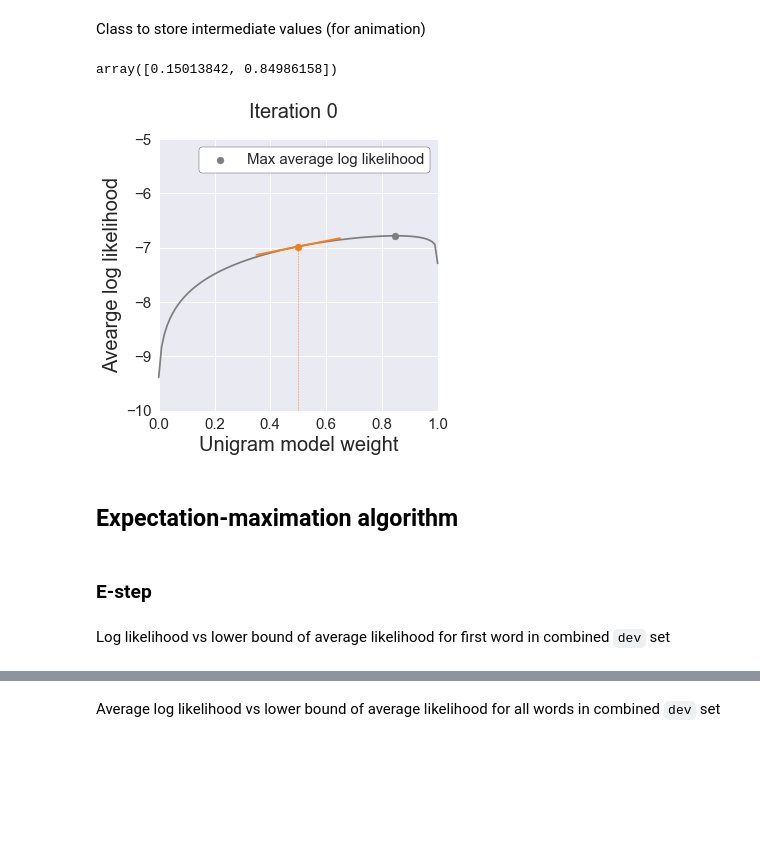
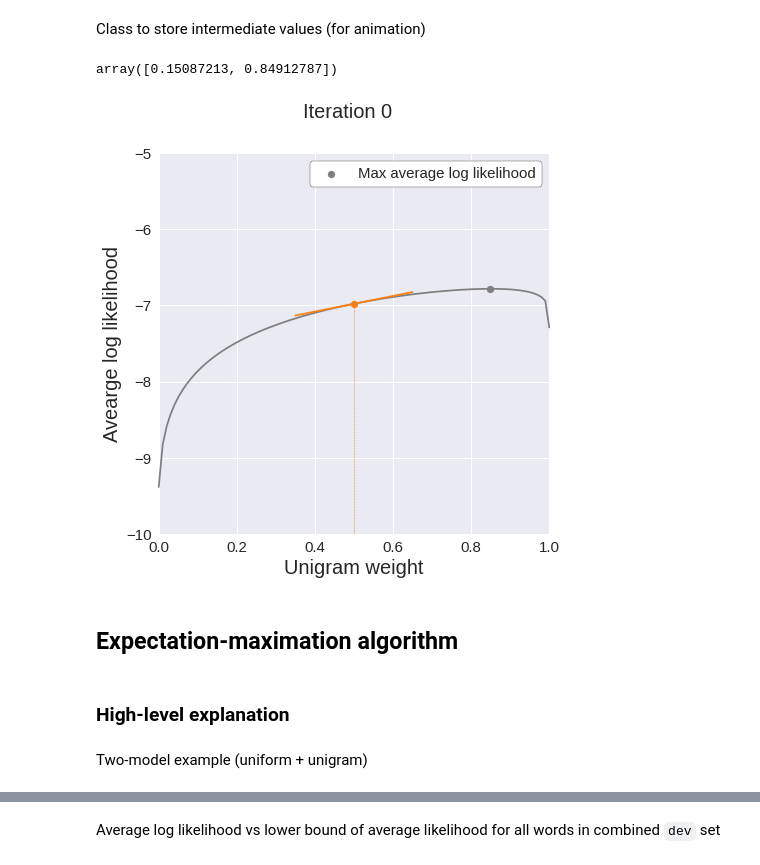
Before and after one commit to khanhnguyendata/ngram, a Jupyter notebook: analysis/part3.ipynb, the cells around one changed output, grey strips where cells are left out. Cells and saved outputs as stored; diff of their text form; code cells hidden in the pictures; blank space fills up the shorter version.

```diff
--- a/analysis/part3.ipynb
+++ b/analysis/part3.ipynb
@@ -89,7 +90,7 @@ ax.scatter(unigram_weights[np.argmax(dev_avg_lls)], np.max(dev_avg_lls), color='
 ax.set_xlim(0, 1)
 ax.set_ylim(-10, -5)
 ax.legend(**legend_opts)
-ax.set_xlabel('Unigram model weight')
+ax.set_xlabel('Unigram weight')
 ax.set_ylabel('Avearge log likelihood')
 
 savefig(fig, 'avg_ll_two_models.png')
@@ -144,12 +145,12 @@ class GradientDescent:
             self.weights[1:] += learning_rate * gradients
             self.weights[0] = 1 - self.weights[1:].sum()
 # %%
-n_iter = 11
+n_iter = 10
 gd = GradientDescent()
 gd.fit(dev_prob_matrix[:, :2], learning_rate=0.1, n_iter=n_iter)
 gd.weights
 # %% [output]
-array([0.15013842, 0.84986158])
+array([0.15087213, 0.84912787])
 # %%
 def update(fig, ax, iteration):
     fig.suptitle(f'Iteration {iteration}', fontsize=20)
@@ -168,24 +169,24 @@ def update(fig, ax, iteration):
     ax.vlines(unigram_weight, -10, avg_ll, colors='tab:orange', linestyles='dashed', linewidth=0.5)
     ax.scatter(unigram_weight, avg_ll, color='tab:orange')
 # %%
-fig, ax = plt.subplots(figsize=(5, 5))
+fig, ax = plt.subplots(figsize=(7, 7))
 ax.plot(unigram_weights, dev_avg_lls, color='tab:gray', clip_on=False)
 ax.scatter(unigram_weights[np.argmax(dev_avg_lls)], np.max(dev_avg_lls), color='tab:gray', clip_on=False, label='Max average log likelihood')
 ax.set_xlim(0, 1)
 ax.set_ylim(-10, -5)
 
 ax.legend(**legend_opts)
-ax.set_xlabel('Unigram model weight')
+ax.set_xlabel('Unigram weight')
 ax.set_ylabel('Avearge log likelihood')
 
 anim = FuncAnimation(fig, lambda iteration: update(fig, ax, iteration),
                      frames=range(n_iter), interval=300, repeat=True)
 anim.save('../viz/gradient_descent.mp4', writer='ffmpeg')
 # %% [output]
-[figure, old version]
+[figure, new version]
 # %% [markdown]
 ## Expectation-maximation algorithm
-# %% [markdown]
-### E-step
-# %% [markdown]
-Log likelihood vs lower bound of average likelihood for first word in combined `dev` set
+# %% [markdown]
+### High-level explanation
+# %% [markdown]
+Two-model example (uniform + unigram)
```
Also changed, not shown: parts of 37 cells of this notebook, 15 other files.
